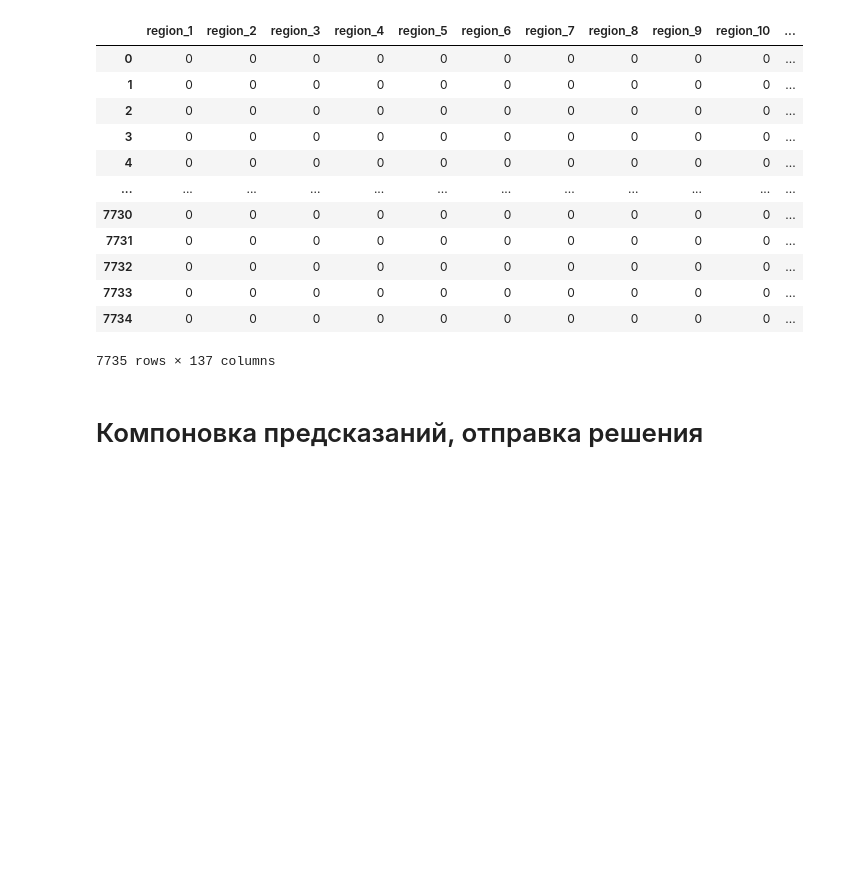
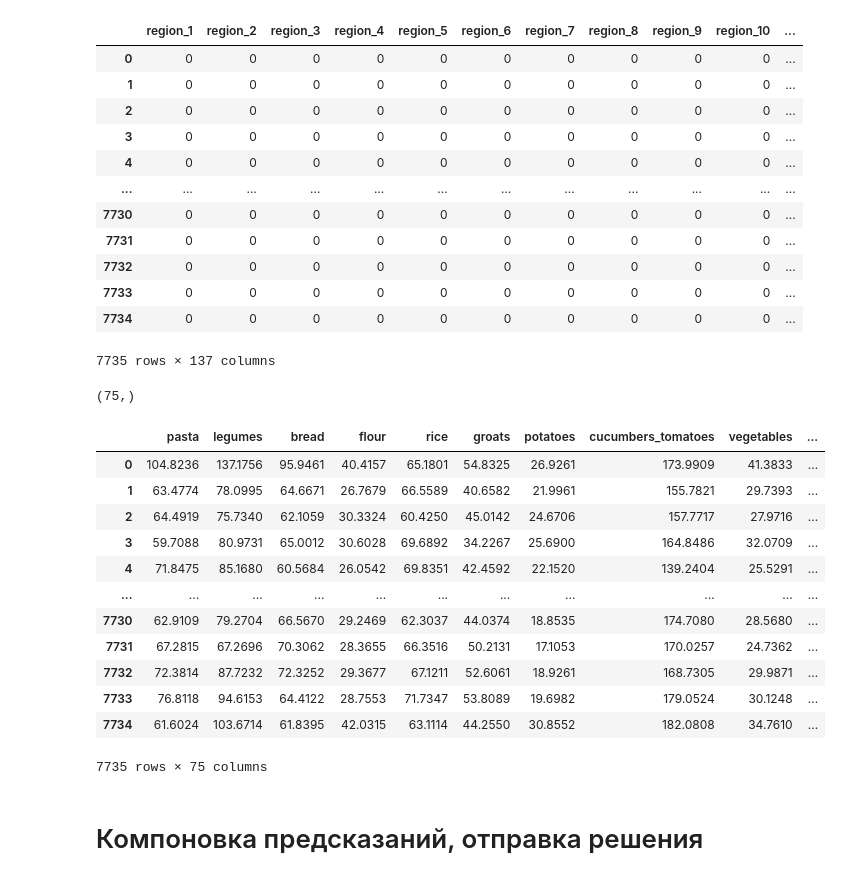
Before and after one commit to grigoriizharkov/All-Cups, a Jupyter notebook: task1/Average prices.ipynb, the cells around one changed output. Drawn from its saved outputs; the diff is of its cells as text; code cells hidden in the pictures; blank space fills up the shorter version.

```diff
--- a/task1/Average prices.ipynb
+++ b/task1/Average prices.ipynb
@@ -341,0 +296,7 @@ for column in fifth:
+# %%
+from sklearn.ensemble import RandomForestRegressor
+from sklearn.model_selection import train_test_split
+from sklearn.metrics import mean_absolute_error
+
+X_train, X_valid, y_train, y_valid = train_test_split(X, y, test_size=0.2, random_state=0)
+model = RandomForestRegressor(random_state=0, n_jobs=-1)
@@ -382,0 +388,4 @@ make_prediction(models, X_test, fifth, 'fifth')
+# %%
+final_pred[0].shape
+# %% [output]
+(75,)
@@ -383,3 +394,19 @@ make_prediction(models, X_test, fifth, 'fifth')
+# %%
+df
+# %% [output]
+|  | pasta | legumes | bread | flour | rice | groats | potatoes | сucumbers_tomatoes | vegetables | ... |
+| 0 | 104.8236 | 137.1756 | 95.9461 | 40.4157 | 65.1801 | 54.8325 | 26.9261 | 173.9909 | 41.3833 | ... |
+| 1 | 63.4774 | 78.0995 | 64.6671 | 26.7679 | 66.5589 | 40.6582 | 21.9961 | 155.7821 | 29.7393 | ... |
+| 2 | 64.4919 | 75.7340 | 62.1059 | 30.3324 | 60.4250 | 45.0142 | 24.6706 | 157.7717 | 27.9716 | ... |
+| 3 | 59.7088 | 80.9731 | 65.0012 | 30.6028 | 69.6892 | 34.2267 | 25.6900 | 164.8486 | 32.0709 | ... |
+| 4 | 71.8475 | 85.1680 | 60.5684 | 26.0542 | 69.8351 | 42.4592 | 22.1520 | 139.2404 | 25.5291 | ... |
+| ... | ... | ... | ... | ... | ... | ... | ... | ... | ... | ... |
+| 7730 | 62.9109 | 79.2704 | 66.5670 | 29.2469 | 62.3037 | 44.0374 | 18.8535 | 174.7080 | 28.5680 | ... |
+| 7731 | 67.2815 | 67.2696 | 70.3062 | 28.3655 | 66.3516 | 50.2131 | 17.1053 | 170.0257 | 24.7362 | ... |
+| 7732 | 72.3814 | 87.7232 | 72.3252 | 29.3677 | 67.1211 | 52.6061 | 18.9261 | 168.7305 | 29.9871 | ... |
+| 7733 | 76.8118 | 94.6153 | 64.4122 | 28.7553 | 71.7347 | 53.8089 | 19.6982 | 179.0524 | 30.1248 | ... |
+| 7734 | 61.6024 | 103.6714 | 61.8395 | 42.0315 | 63.1114 | 44.2550 | 30.8552 | 182.0808 | 34.7610 | ... |
+7735 rows × 75 columns
 # %% [markdown]
 # Компоновка предсказаний, отправка решения
 # %%
```
Also changed, not shown: parts of 25 cells of this notebook, 1 other file.
